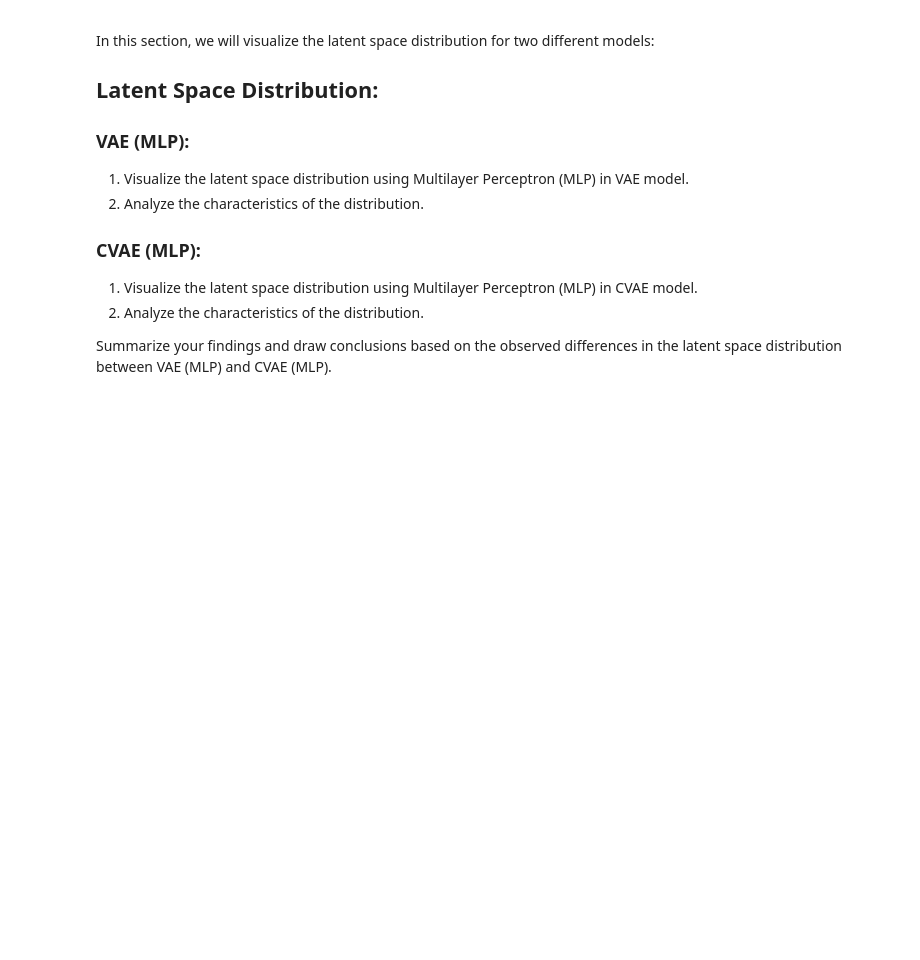
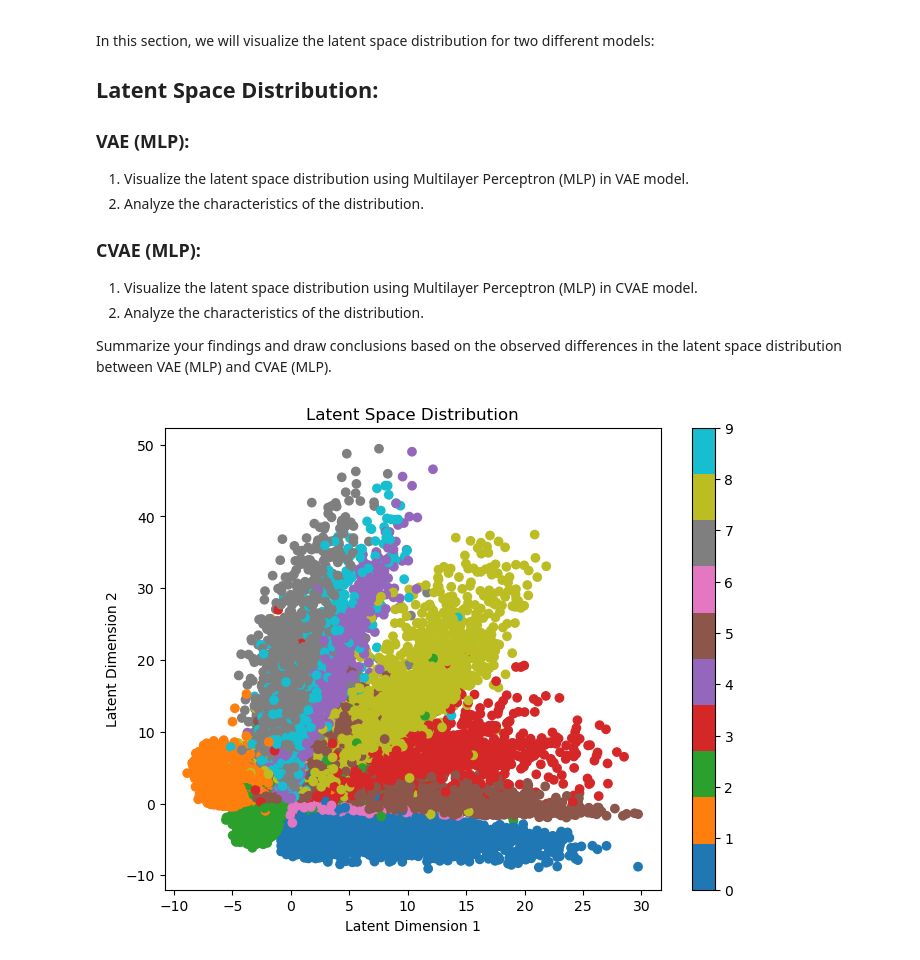
Before and after one commit to amirrezavelae/Deep-learning, a Jupyter notebook: HW4/Q2 Materials/VAE_CVAE.ipynb, the cells around one changed output. Drawn from its saved outputs; the diff is of its cells as text; code cells hidden in the pictures; blank space fills up the shorter version.

```diff
--- a/HW4/Q2 Materials/VAE_CVAE.ipynb
+++ b/HW4/Q2 Materials/VAE_CVAE.ipynb
@@ -204,11 +224,11 @@ class CVAE_MLP(nn.Module):
         self.encoder = nn.Sequential(
             # TODO: Add layers for the encoder
             nn.Linear(input_dim + num_classes, 400),
-            nn.ELU(),
+            nn.ReLU(),
             nn.Linear(400, 200),
-            nn.ELU(),
+            nn.ReLU(),
             nn.Linear(200 , hidden_dim),
-            nn.ELU()
+            nn.ReLU()
         )
         self.fc_mu = nn.Linear(hidden_dim, latent_dim)
         self.fc_logvar = nn.Linear(hidden_dim, latent_dim)
@@ -218,9 +238,9 @@ class CVAE_MLP(nn.Module):
         self.decoder = nn.Sequential(
             # TODO: Add layers for the decoder
             nn.Linear(latent_dim + num_classes, 200),
-            nn.ELU(),
+            nn.ReLU(),
             nn.Linear(200, 400),
-            nn.ELU(),
+            nn.ReLU(),
             nn.Linear(400 , input_dim),
             nn.Sigmoid()
         )
@@ -250,7 +270,8 @@ class CVAE_MLP(nn.Module):
 # Define CVAE loss function
 def cvae_loss(recon, data, mu, logvar, class_logits, labels):
     # TODO: Flatten the data tensor
-    data = data.view(data.size(0), -1)
+    data = data.view(-1)
+    recon = recon.view(-1)
 
     # TODO: Implement the reconstruction loss
     reconstruction_loss = F.binary_cross_entropy(recon, data, reduction='sum')
@@ -262,7 +283,7 @@ def cvae_loss(recon, data, mu, logvar, class_logits, labels):
     ce_loss = F.cross_entropy(class_logits, labels, reduction='sum')
 
     # TODO: Return the total loss as the sum of reconstruction, KL divergence, and cross-entropy losses
-    return reconstruction_loss + kl_divergence
+    return reconstruction_loss + 2*kl_divergence + ce_loss
 # %%
 device = torch.device('cuda' if torch.cuda.is_available() else 'cpu')
 print(device)
@@ -358,3 +399,34 @@ In this section, we will visualize the latent space distribution for two differe
 
 
 Summarize your findings and draw conclusions based on the observed differences in the latent space distribution between VAE (MLP) and CVAE (MLP).
+# %%
+# Function to visualize the latent space distribution
+def visualize_latent_space(vae_model, data_loader):
+    vae_model = vae_model.to(device)
+    vae_model.eval()
+    latent_vectors = []
+    labels = []
+
+    with torch.no_grad():
+        for data, label in data_loader:
+            data = data.to(device)
+            recon, mu, logvar = vae_model(data)
+            latent_vectors.append(mu.cpu().numpy())
+            labels.append(label.numpy())
+
+    latent_vectors = np.concatenate(latent_vectors, axis=0)
+    labels = np.concatenate(labels, axis=0)
+
+    # Plot the latent space distribution
+    plt.figure(figsize=(8, 6))
+    plt.scatter(latent_vectors[:, 0], latent_vectors[:, 1], c=labels, cmap='tab10')
+    plt.colorbar()
+    plt.xlabel('Latent Dimension 1')
+    plt.ylabel('Latent Dimension 2')
+    plt.title('Latent Space Distribution')
+    plt.show()
+
+# Call the function to visualize the latent space distribution
+visualize_latent_space(vae_mlp, train_loader)
+# %% [output]
+[figure, added]
```
Also changed, not shown: parts of 5 cells of this notebook.
